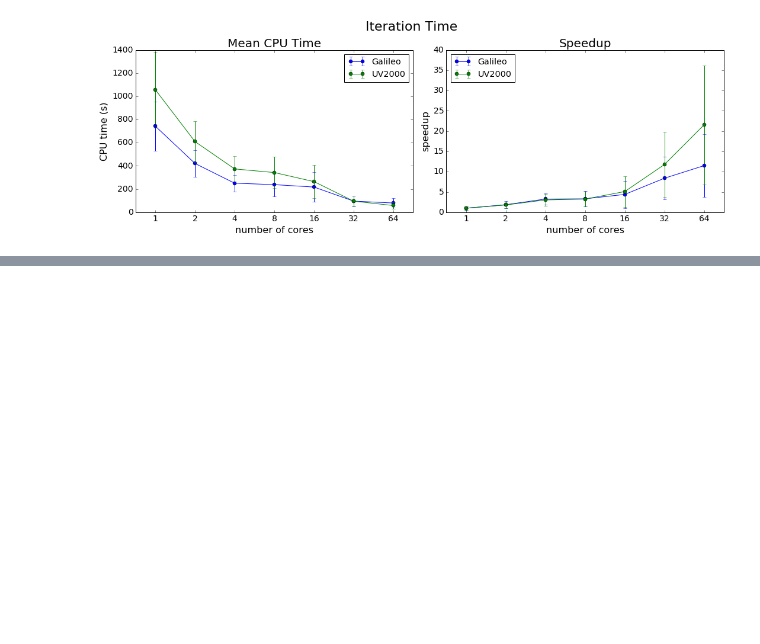
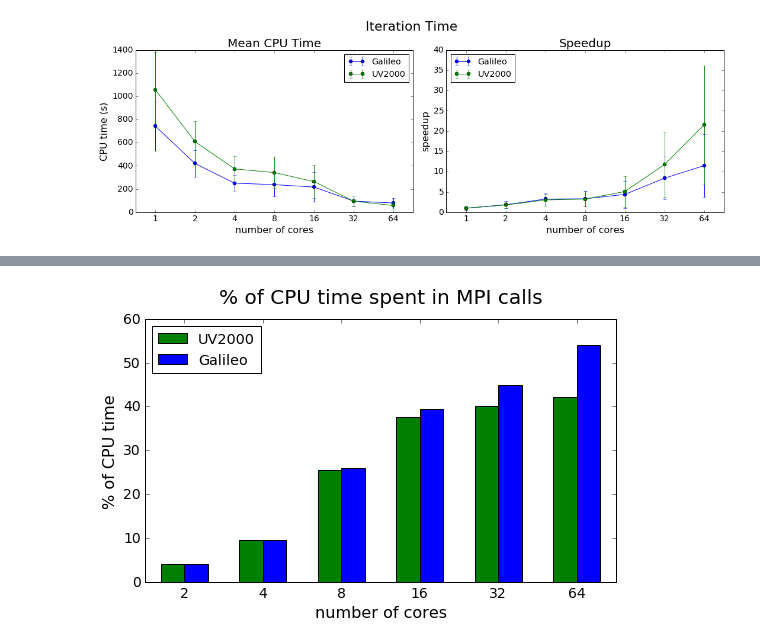
Before and after one commit to gioruffa/qetools, a Jupyter notebook: plotter.ipynb, the cells around one changed output, grey strips where cells are left out. Saved outputs shown, nothing was run; the diff lists cells and outputs as text; code cells hidden in the pictures; blank space fills up the shorter version.

```diff
--- a/plotter.ipynb
+++ b/plotter.ipynb
@@ -2075,0 +2115,33 @@ plt.ylim(0,22)
+# %%
+#
+# TESI
+#
+
+sgi=   [4. , 9.5,25.5, 37.5, 40.,42.2 ]
+cineca=[4.1, 9.6,  26, 39.5, 45 ,54.0 ]
+
+fig,axes = plt.subplots(1,1)
+fig.set_size_inches(7.5,5)
+
+labels=map(lambda x : str(2 ** x),range(1,7))
+left = range(1,7)
+width=0.3
+xticks=[i+width for i in left]
+
+
+axes.bar(left,sgi,width=width,color=sgiColor,label='UV2000')
+axes.bar([i+width for i in left],cineca,width=width,color=cinecaColor,label='Galileo')
+axes.set_xticks(xticks)
+axes.set_xticklabels(labels)
+axes.set_xlim(0.8,6.8)
+axes.set_ylabel('% of CPU time')
+axes.set_xlabel('number of cores')
+axes.legend(loc='upper left')
+
+axes.set_title("% of CPU time spent in MPI calls",y=1.04)
+
+
+fig.tight_layout()
+fig.savefig('/tmp/arch_mpi_perc.pdf',bbox_inches='tight')
+# %% [output]
+[figure, added]
```
Also changed, not shown: parts of 6 cells of this notebook.
